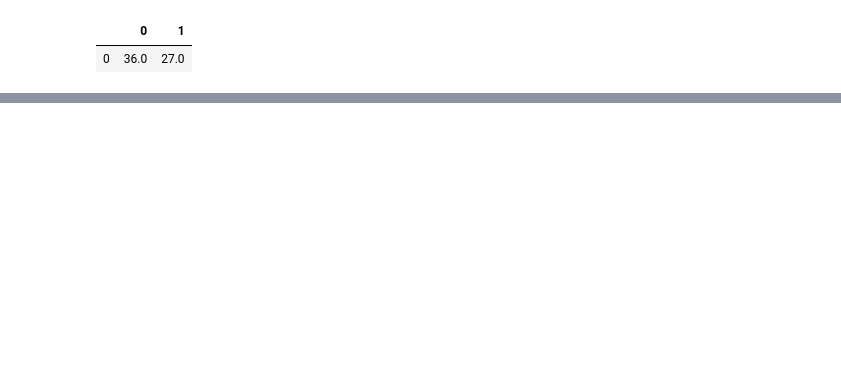
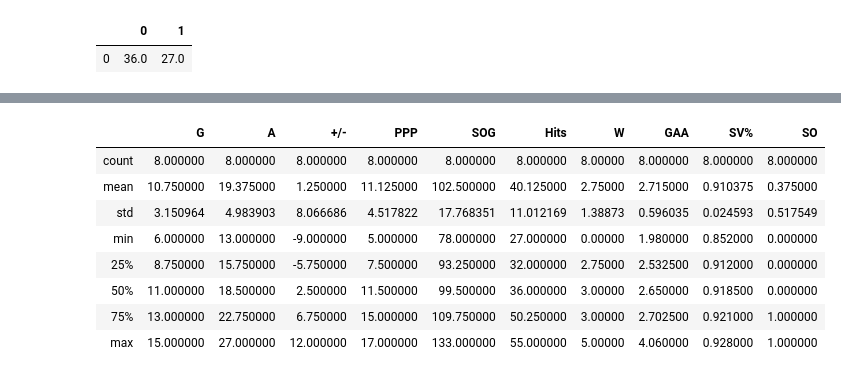
Before and after one commit to PanOliver/fan_hockey, a Jupyter notebook: FHL_OP.ipynb, the cells around one changed output, grey strips where cells are left out. Saved outputs shown, nothing was run; the diff lists cells and outputs as text; code cells hidden in the pictures; blank space fills up the shorter version.

```diff
--- a/FHL_OP.ipynb
+++ b/FHL_OP.ipynb
@@ -87,0 +103,12 @@ pd.DataFrame(BHLresults[:,1,1]).transpose()
+# %%
+hockey.describe()
+# %% [output]
+|  | G | A | +/- | PPP | SOG | Hits | W | GAA | SV% | SO |
+| count | 8.000000 | 8.000000 | 8.000000 | 8.000000 | 8.000000 | 8.000000 | 8.00000 | 8.000000 | 8.000000 | 8.000000 |
+| mean | 10.750000 | 19.375000 | 1.250000 | 11.125000 | 102.500000 | 40.125000 | 2.75000 | 2.715000 | 0.910375 | 0.375000 |
+| std | 3.150964 | 4.983903 | 8.066686 | 4.517822 | 17.768351 | 11.012169 | 1.38873 | 0.596035 | 0.024593 | 0.517549 |
+| min | 6.000000 | 13.000000 | -9.000000 | 5.000000 | 78.000000 | 27.000000 | 0.00000 | 1.980000 | 0.852000 | 0.000000 |
+| 25% | 8.750000 | 15.750000 | -5.750000 | 7.500000 | 93.250000 | 32.000000 | 2.75000 | 2.532500 | 0.912000 | 0.000000 |
+| 50% | 11.000000 | 18.500000 | 2.500000 | 11.500000 | 99.500000 | 36.000000 | 3.00000 | 2.650000 | 0.918500 | 0.000000 |
+| 75% | 13.000000 | 22.750000 | 6.750000 | 15.000000 | 109.750000 | 50.250000 | 3.00000 | 2.702500 | 0.921000 | 1.000000 |
+| max | 15.000000 | 27.000000 | 12.000000 | 17.000000 | 133.000000 | 55.000000 | 5.00000 | 4.060000 | 0.928000 | 1.000000 |
```
Also changed, not shown: parts of 15 cells of this notebook.
